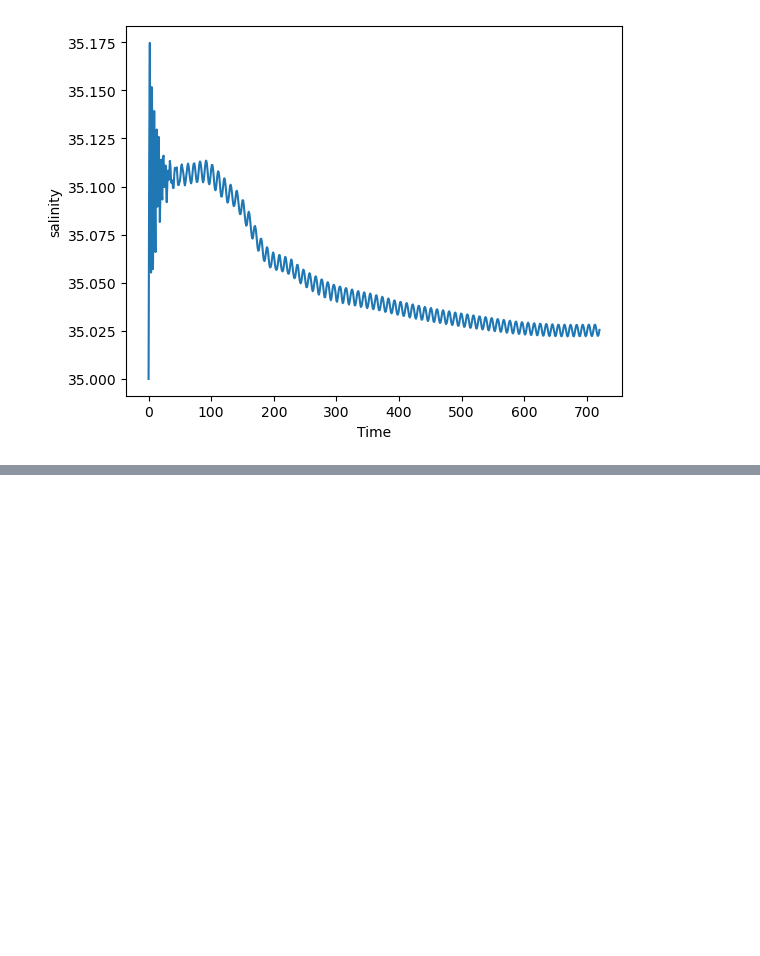
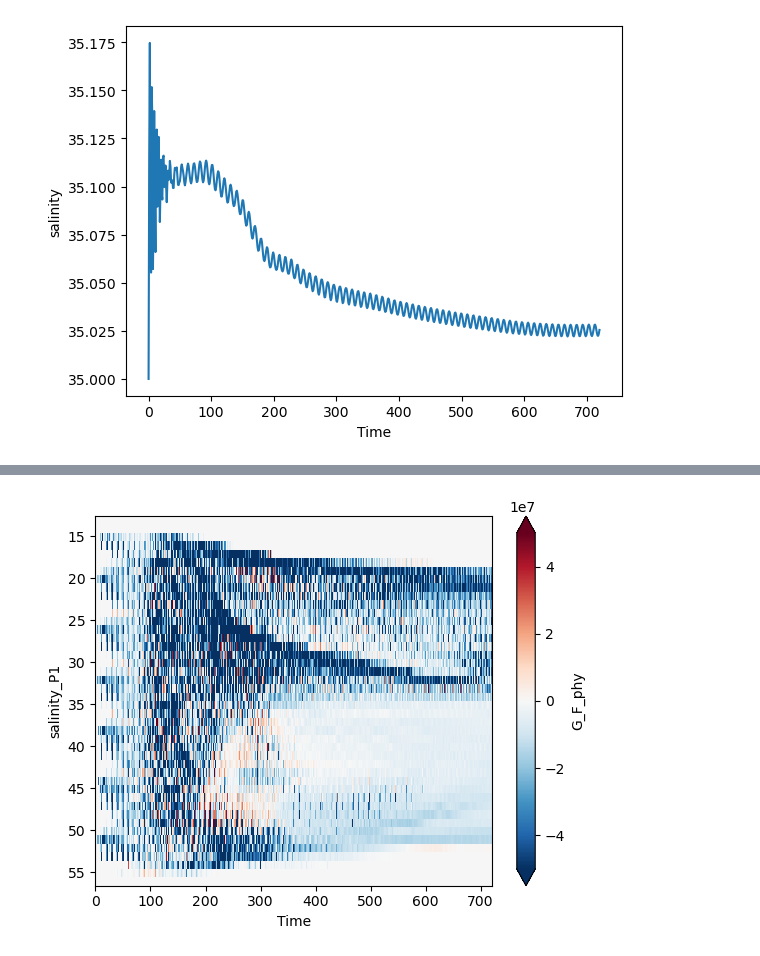
Before and after one commit to kailauyeda/WMT_DVD, a Jupyter notebook: bichan/analysis/preliminary_analysis.ipynb, the cells around one changed output, grey strips where cells are left out. Drawn from its saved outputs; the diff is of its cells as text; code cells hidden in the pictures; blank space fills up the shorter version.

```diff
--- a/bichan/analysis/preliminary_analysis.ipynb
+++ b/bichan/analysis/preliminary_analysis.ipynb
@@ -837,0 +970,5 @@ salinity_ts.plot()
+# %%
+G_phy_comp_ds.G_F_phy.sum(dim='nCells').plot(y='salinity_P1',cmap='RdBu_r',vmin=-5e7,vmax=5e7)
+plt.gca().invert_yaxis()
+# %% [output]
+[figure, added]
```
Also changed, not shown: parts of 23 cells of this notebook.
